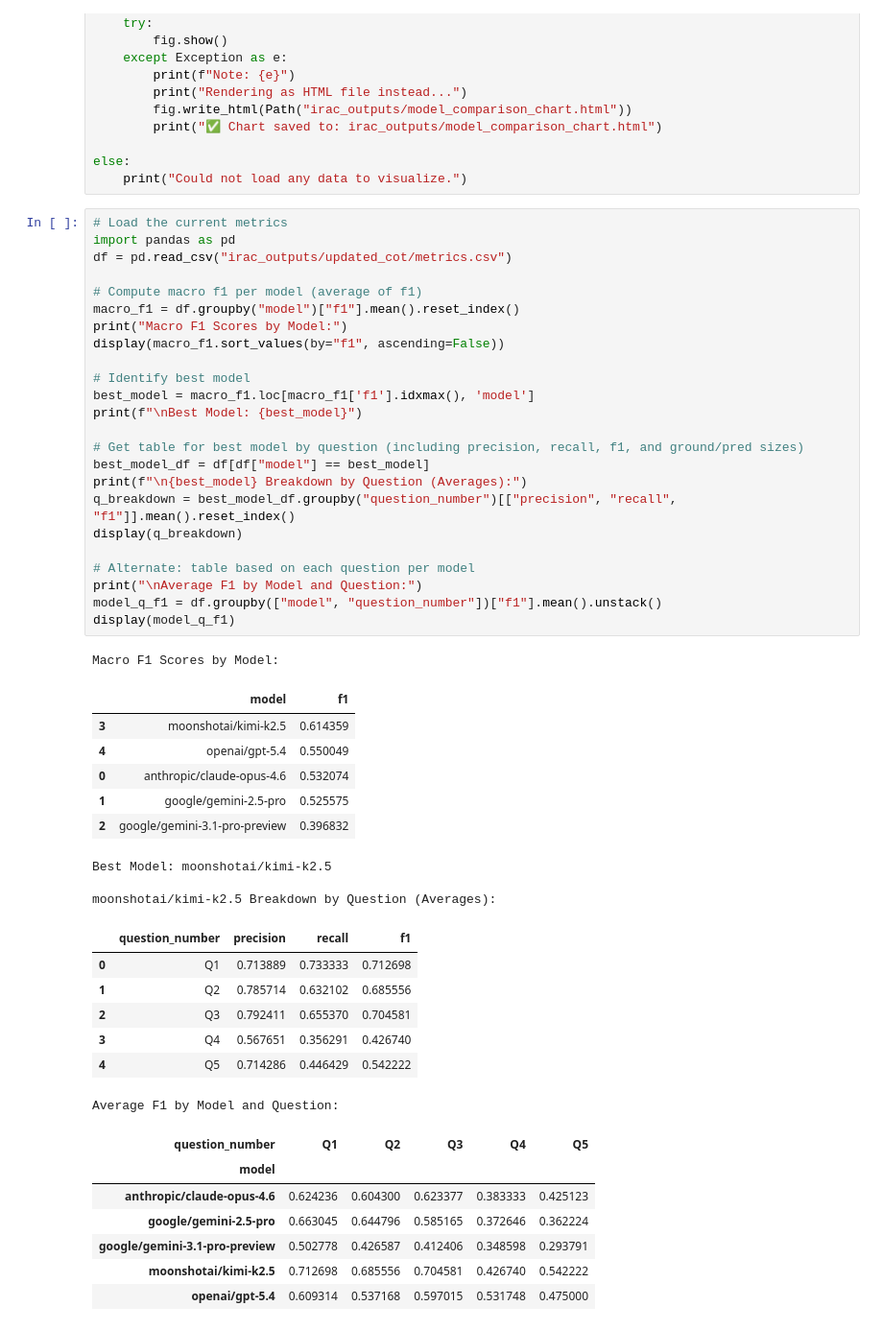
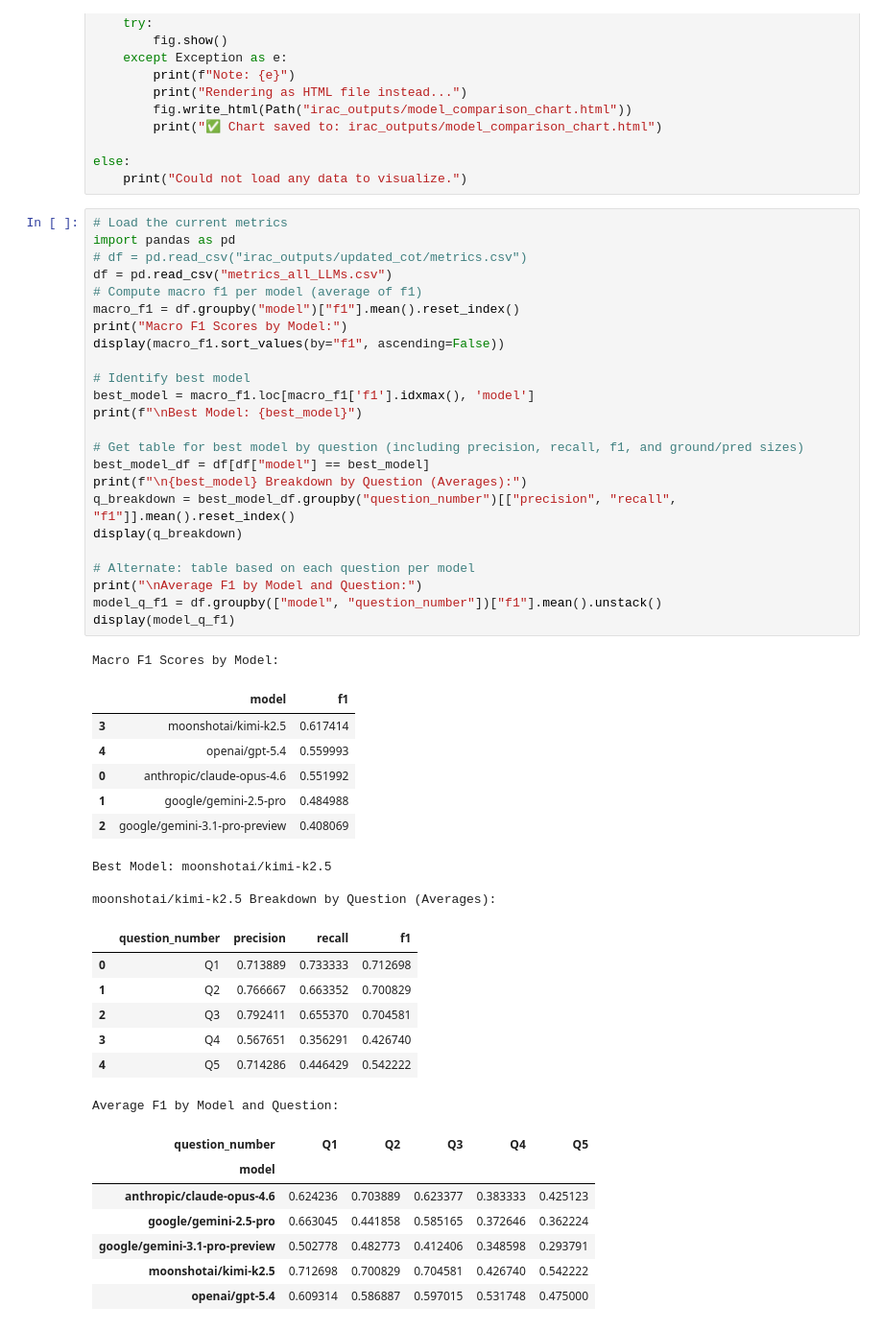
Before and after one commit to rnanda17/irac_paper, a Jupyter notebook: IRAC_notebook2.ipynb, the cells around one changed output. Shown at 96% size. Saved outputs shown, nothing was run; the diff lists cells and outputs as text.

```diff
--- a/IRAC_notebook2.ipynb
+++ b/IRAC_notebook2.ipynb
@@ -439,49 +443,49 @@ else:
 # %%
 # Load the current metrics
 import pandas as pd
-df = pd.read_csv("irac_outputs/updated_cot/metrics.csv")
-
+# df = pd.read_csv("irac_outputs/updated_cot/metrics.csv")
+df = pd.read_csv("metrics_all_LLMs.csv")
 # Compute macro f1 per model (average of f1)
 macro_f1 = df.groupby("model")["f1"].mean().reset_index()
 print("Macro F1 Scores by Model:")
 display(macro_f1.sort_values(by="f1", ascending=False))
 
 # Identify best model
 best_model = macro_f1.loc[macro_f1['f1'].idxmax(), 'model']
 print(f"\nBest Model: {best_model}")
 
 # Get table for best model by question (including precision, recall, f1, and ground/pred sizes)
 best_model_df = df[df["model"] == best_model]
 print(f"\n{best_model} Breakdown by Question (Averages):")
 q_breakdown = best_model_df.groupby("question_number")[["precision", "recall", "f1"]].mean().reset_index()
 display(q_breakdown)
 
 # Alternate: table based on each question per model
 print("\nAverage F1 by Model and Question:")
 model_q_f1 = df.groupby(["model", "question_number"])["f1"].mean().unstack()
 display(model_q_f1)
 # %% [output]
 Macro F1 Scores by Model:
 |  | model | f1 |
-| 3 | moonshotai/kimi-k2.5 | 0.614359 |
-| 4 | openai/gpt-5.4 | 0.550049 |
-| 0 | anthropic/claude-opus-4.6 | 0.532074 |
-| 1 | google/gemini-2.5-pro | 0.525575 |
-| 2 | google/gemini-3.1-pro-preview | 0.396832 |
+| 3 | moonshotai/kimi-k2.5 | 0.617414 |
+| 4 | openai/gpt-5.4 | 0.559993 |
+| 0 | anthropic/claude-opus-4.6 | 0.551992 |
+| 1 | google/gemini-2.5-pro | 0.484988 |
+| 2 | google/gemini-3.1-pro-preview | 0.408069 |
 Best Model: moonshotai/kimi-k2.5
 
 moonshotai/kimi-k2.5 Breakdown by Question (Averages):
 |  | question_number | precision | recall | f1 |
 | 0 | Q1 | 0.713889 | 0.733333 | 0.712698 |
-| 1 | Q2 | 0.785714 | 0.632102 | 0.685556 |
+| 1 | Q2 | 0.766667 | 0.663352 | 0.700829 |
 | 2 | Q3 | 0.792411 | 0.655370 | 0.704581 |
 | 3 | Q4 | 0.567651 | 0.356291 | 0.426740 |
 | 4 | Q5 | 0.714286 | 0.446429 | 0.542222 |
 Average F1 by Model and Question:
 | question_number | Q1 | Q2 | Q3 | Q4 | Q5 |
 | model |  |  |  |  |  |
-| anthropic/claude-opus-4.6 | 0.624236 | 0.604300 | 0.623377 | 0.383333 | 0.425123 |
-| google/gemini-2.5-pro | 0.663045 | 0.644796 | 0.585165 | 0.372646 | 0.362224 |
-| google/gemini-3.1-pro-preview | 0.502778 | 0.426587 | 0.412406 | 0.348598 | 0.293791 |
-| moonshotai/kimi-k2.5 | 0.712698 | 0.685556 | 0.704581 | 0.426740 | 0.542222 |
-| openai/gpt-5.4 | 0.609314 | 0.537168 | 0.597015 | 0.531748 | 0.475000 |
+| anthropic/claude-opus-4.6 | 0.624236 | 0.703889 | 0.623377 | 0.383333 | 0.425123 |
+| google/gemini-2.5-pro | 0.663045 | 0.441858 | 0.585165 | 0.372646 | 0.362224 |
+| google/gemini-3.1-pro-preview | 0.502778 | 0.482773 | 0.412406 | 0.348598 | 0.293791 |
+| moonshotai/kimi-k2.5 | 0.712698 | 0.700829 | 0.704581 | 0.426740 | 0.542222 |
+| openai/gpt-5.4 | 0.609314 | 0.586887 | 0.597015 | 0.531748 | 0.475000 |
```
Also changed, not shown: parts of 2 cells of this notebook.
